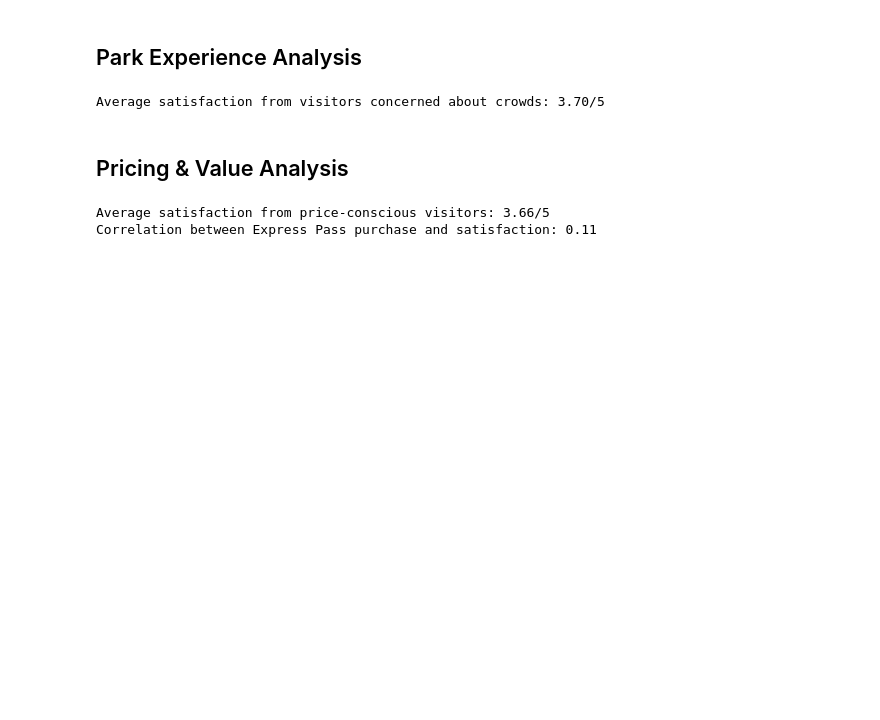
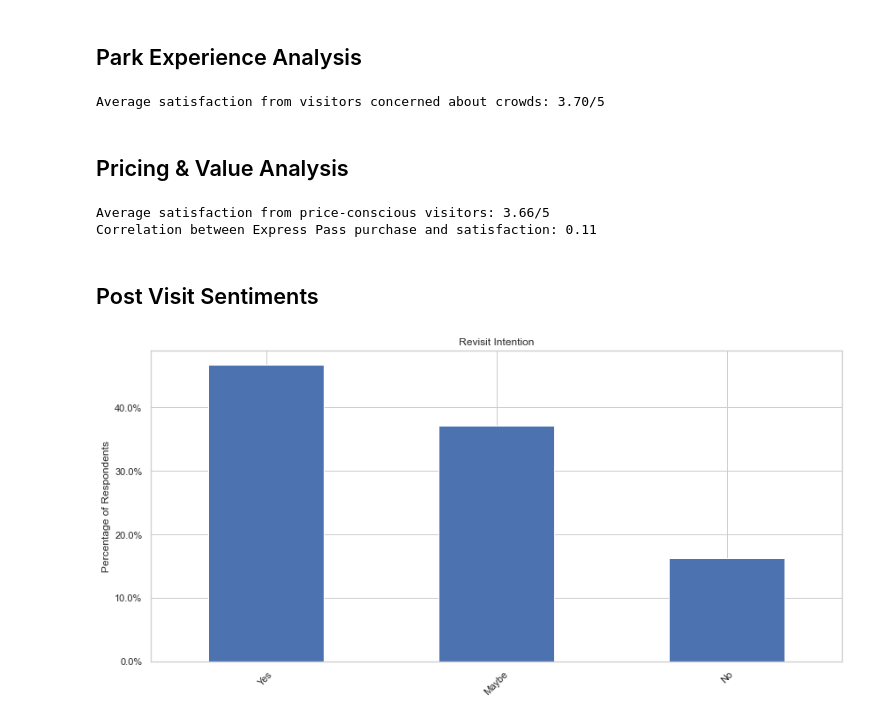
Before and after one commit to cheryllfid-s/data-science-guest-experience, a Jupyter notebook: Scripts/Subgroup_A/survey_vis.ipynb, the cells around one changed output. Drawn from its saved outputs; the diff is of its cells as text; code cells hidden in the pictures; blank space fills up the shorter version.

Commit message:
revisit intentions

```diff
--- a/Scripts/Subgroup_A/survey_vis.ipynb
+++ b/Scripts/Subgroup_A/survey_vis.ipynb
@@ -157,3 +157,22 @@ analyze_pricing(df)
 # %% [output]
 Average satisfaction from price-conscious visitors: 3.66/5
 Correlation between Express Pass purchase and satisfaction: 0.11
+# %% [markdown]
+## Post Visit Sentiments
+# %%
+def analyze_post_visit(df):
+    # Revisit intention
+    revisit_dist = df['Would you choose to revisit USS?'].value_counts(normalize=True)
+    plt.figure()
+    revisit_dist.plot(kind='bar')
+    plt.title('Revisit Intention')
+    plt.ylabel('Percentage of Respondents')
+    plt.xticks(rotation=45)
+    plt.gca().yaxis.set_major_formatter(PercentFormatter(1))
+    plt.tight_layout()
+    plt.savefig('revisit_intention.png')
+    plt.show()
+
+analyze_post_visit(df)
+# %% [output]
+[figure, added]
```
Also changed, not shown: 4 other files.
